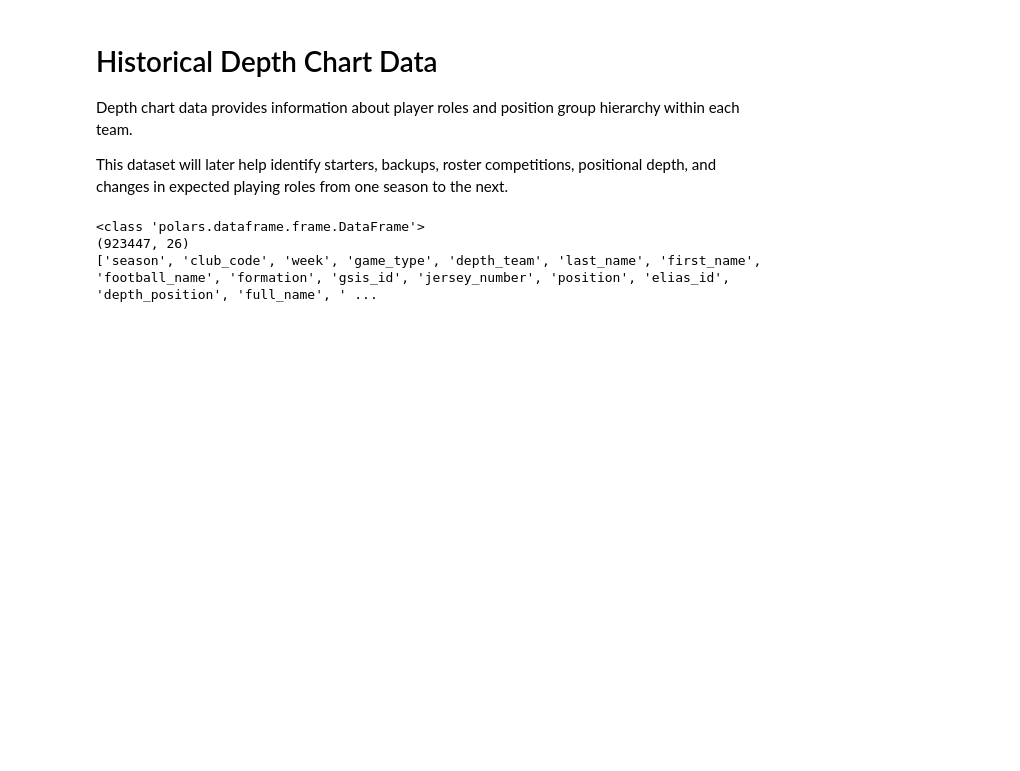
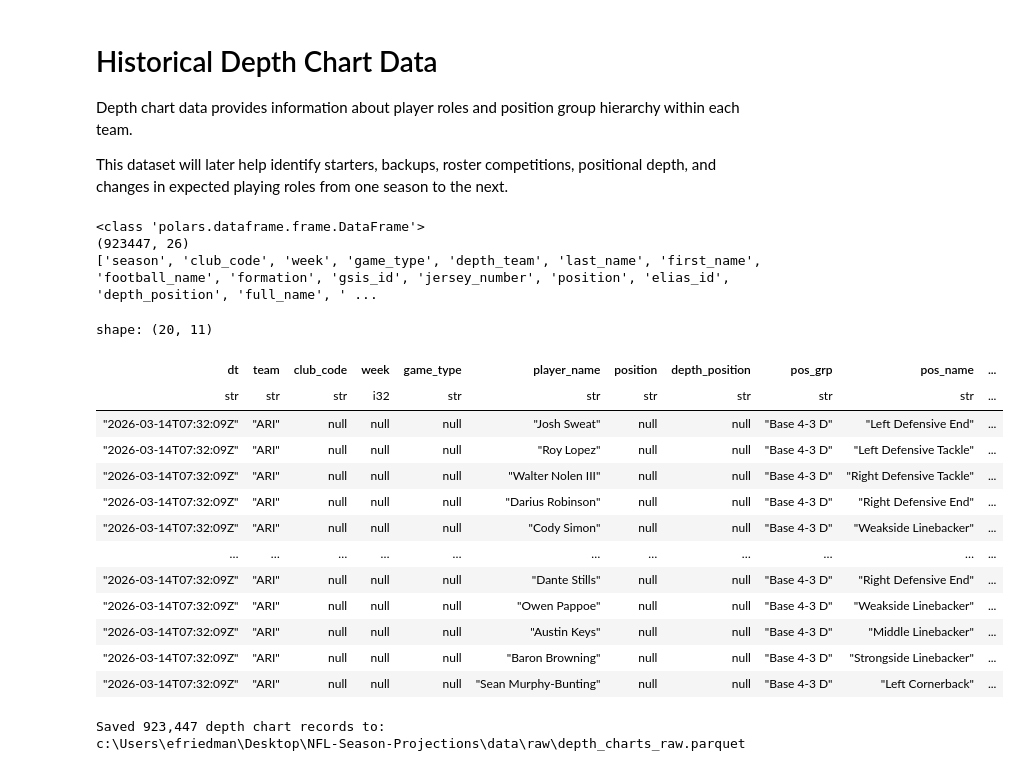
Before and after one commit to ethanfr10/NFL-Season-Projections, a Jupyter notebook: notebooks/01_Data_Collection.ipynb, the cells around one changed output. Saved outputs shown, nothing was run; the diff lists cells and outputs as text; code cells hidden in the pictures; blank space fills up the shorter version.

```diff
--- a/notebooks/01_Data_Collection.ipynb
+++ b/notebooks/01_Data_Collection.ipynb
@@ -521,3 +521,44 @@ print(depth_charts.columns[:35])
 <class 'polars.dataframe.frame.DataFrame'>
 (923447, 26)
 ['season', 'club_code', 'week', 'game_type', 'depth_team', 'last_name', 'first_name', 'football_name', 'formation', 'gsis_id', 'jersey_number', 'position', 'elias_id', 'depth_position', 'full_name', ' ...
+# %%
+depth_charts.filter(
+    pl.col("season").is_null()
+).select([
+    "dt",
+    "team",
+    "club_code",
+    "week",
+    "game_type",
+    "player_name",
+    "position",
+    "depth_position",
+    "pos_grp",
+    "pos_name",
+    "pos_rank"
+]).head(20)
+# %% [output]
+shape: (20, 11)
+| dt | team | club_code | week | game_type | player_name | position | depth_position | pos_grp | pos_name | ... |
+| str | str | str | i32 | str | str | str | str | str | str | ... |
+| "2026-03-14T07:32:09Z" | "ARI" | null | null | null | "Josh Sweat" | null | null | "Base 4-3 D" | "Left Defensive End" | ... |
+| "2026-03-14T07:32:09Z" | "ARI" | null | null | null | "Roy Lopez" | null | null | "Base 4-3 D" | "Left Defensive Tackle" | ... |
+| "2026-03-14T07:32:09Z" | "ARI" | null | null | null | "Walter Nolen III" | null | null | "Base 4-3 D" | "Right Defensive Tackle" | ... |
+| "2026-03-14T07:32:09Z" | "ARI" | null | null | null | "Darius Robinson" | null | null | "Base 4-3 D" | "Right Defensive End" | ... |
+| "2026-03-14T07:32:09Z" | "ARI" | null | null | null | "Cody Simon" | null | null | "Base 4-3 D" | "Weakside Linebacker" | ... |
+| … | … | … | … | … | … | … | … | … | … | ... |
+| "2026-03-14T07:32:09Z" | "ARI" | null | null | null | "Dante Stills" | null | null | "Base 4-3 D" | "Right Defensive End" | ... |
+| "2026-03-14T07:32:09Z" | "ARI" | null | null | null | "Owen Pappoe" | null | null | "Base 4-3 D" | "Weakside Linebacker" | ... |
+| "2026-03-14T07:32:09Z" | "ARI" | null | null | null | "Austin Keys" | null | null | "Base 4-3 D" | "Middle Linebacker" | ... |
+| "2026-03-14T07:32:09Z" | "ARI" | null | null | null | "Baron Browning" | null | null | "Base 4-3 D" | "Strongside Linebacker" | ... |
+| "2026-03-14T07:32:09Z" | "ARI" | null | null | null | "Sean Murphy-Bunting" | null | null | "Base 4-3 D" | "Left Cornerback" | ... |
+# %%
+depth_chart_output_path = RAW_DIR / "depth_charts_raw.parquet"
+
+depth_charts.write_parquet(depth_chart_output_path)
+
+print(f"Saved {depth_charts.height:,} depth chart records to:")
+print(depth_chart_output_path)
+# %% [output]
+Saved 923,447 depth chart records to:
+c:\Users\efriedman\Desktop\NFL-Season-Projections\data\raw\depth_charts_raw.parquet
```
Also changed, not shown: parts of 5 cells of this notebook.
